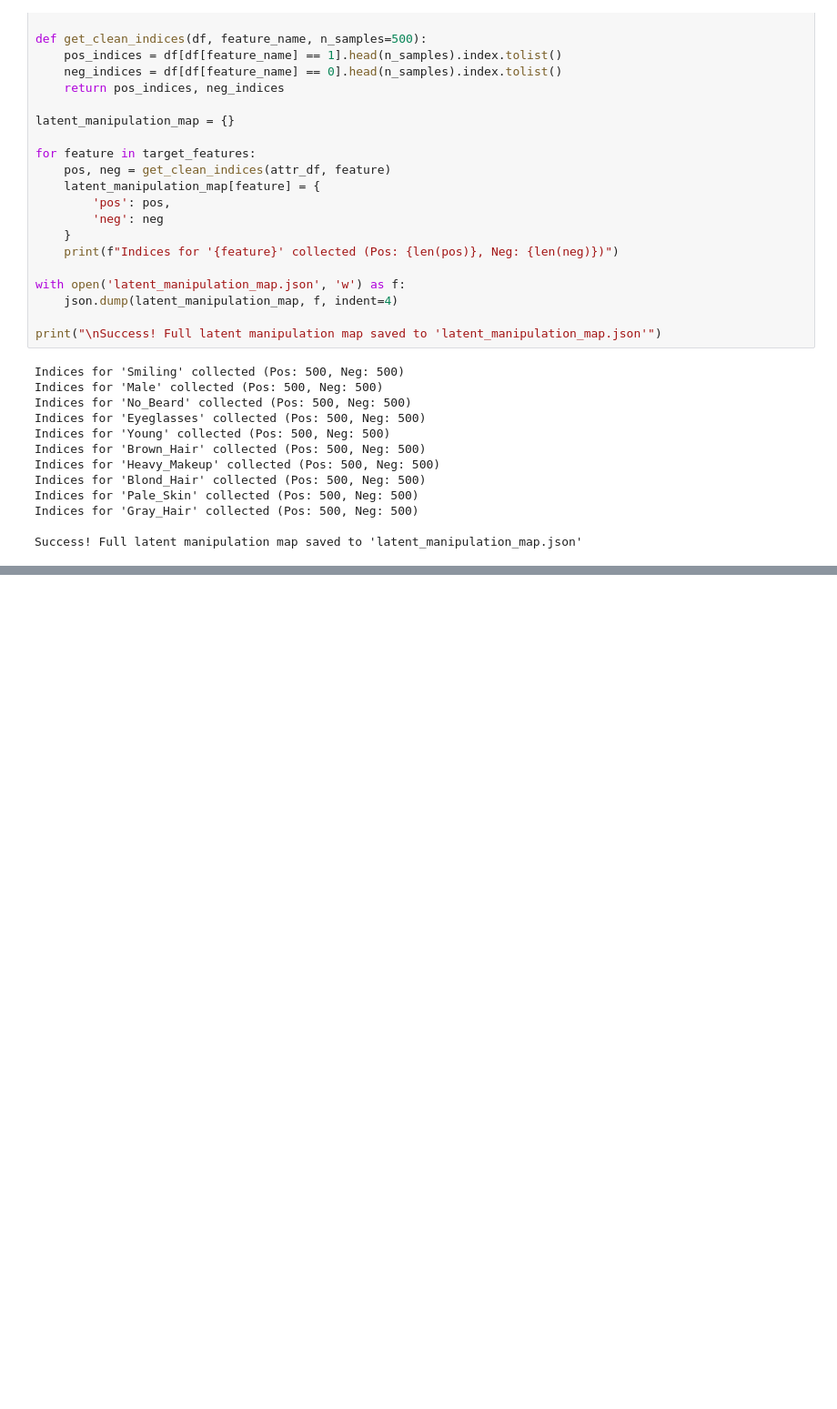
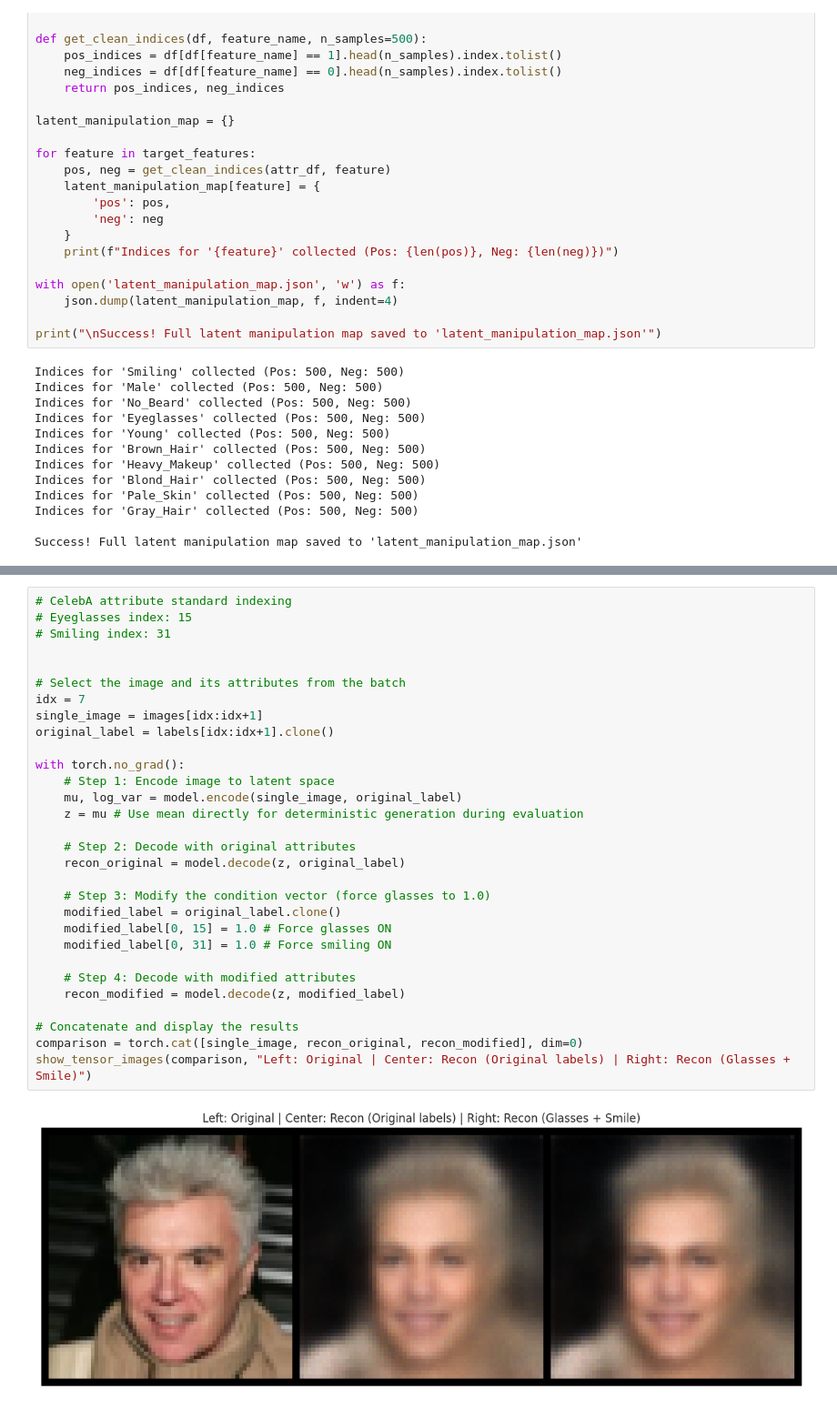
Before and after one commit to martynalacha/Latent-Space-Explorer, a Jupyter notebook: 01_data_analysis.ipynb, the cells around one changed output, grey strips where cells are left out. Shown at 91% size. Saved outputs shown, nothing was run; the diff lists cells and outputs as text; blank space fills up the shorter version.

```diff
--- a/01_data_analysis.ipynb
+++ b/01_data_analysis.ipynb
@@ -123,0 +213,32 @@ Success! Full latent manipulation map saved to 'latent_manipulation_map.json'
+# %%
+# CelebA attribute standard indexing
+# Eyeglasses index: 15
+# Smiling index: 31
+
+
+# Select the image and its attributes from the batch
+idx = 7
+single_image = images[idx:idx+1]
+original_label = labels[idx:idx+1].clone()
+
+with torch.no_grad():
+    # Step 1: Encode image to latent space
+    mu, log_var = model.encode(single_image, original_label)
+    z = mu # Use mean directly for deterministic generation during evaluation
+
+    # Step 2: Decode with original attributes
+    recon_original = model.decode(z, original_label)
+
+    # Step 3: Modify the condition vector (force glasses to 1.0)
+    modified_label = original_label.clone()
+    modified_label[0, 15] = 1.0 # Force glasses ON
+    modified_label[0, 31] = 1.0 # Force smiling ON
+
+    # Step 4: Decode with modified attributes
+    recon_modified = model.decode(z, modified_label)
+
+# Concatenate and display the results
+comparison = torch.cat([single_image, recon_original, recon_modified], dim=0)
+show_tensor_images(comparison, "Left: Original | Center: Recon (Original labels) | Right: Recon (Glasses + Smile)")
+# %% [output]
+[figure, added]
```
Also changed, not shown: parts of 9 cells of this notebook, 6 other files.
